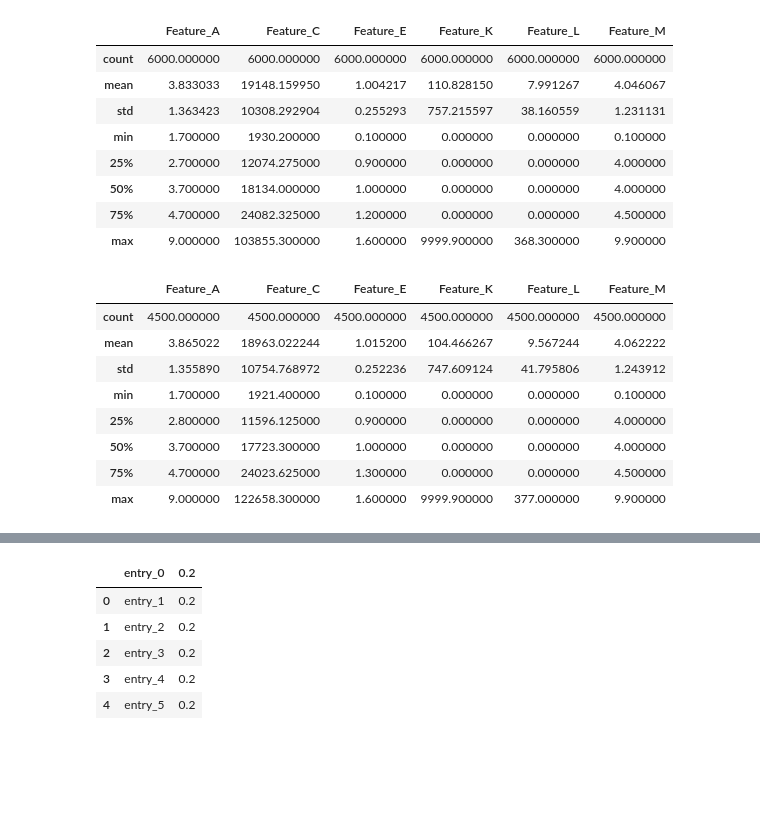
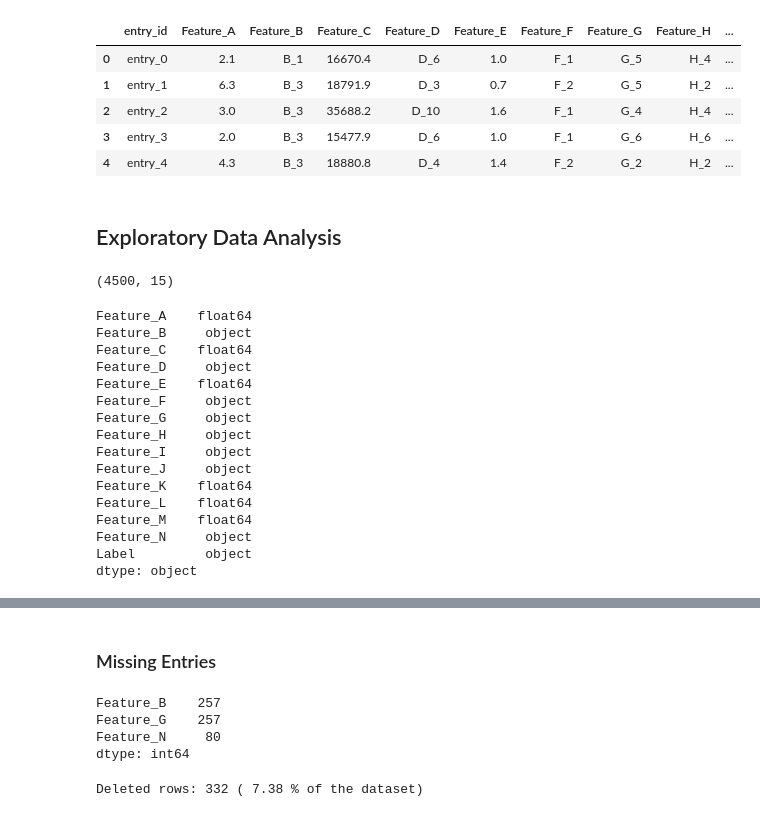
Before and after one commit to fotosven/bda_practical, a Jupyter notebook: Exercise_09.ipynb, the cells around one changed output, grey strips where cells are left out. Drawn from its saved outputs; the diff is of its cells as text; code cells hidden in the pictures; blank space fills up the shorter version.

```diff
--- a/Exercise_09.ipynb
+++ b/Exercise_09.ipynb
@@ -1,45 +1,49 @@
 # %%
 import numpy as np
 import pandas as pd
 import matplotlib.pyplot as plt
 import sklearn
 from numpy.random import RandomState
-
 import scipy
 from sklearn.cluster import KMeans
-
-
-
 
 rs = RandomState(12345)
 
 # import data
 # make predicitions on this data set
 predict_df = pd.read_csv('./synthetic_dataset_evaluation.csv')
-predict_df.describe()
+predict_df.head()
 # %% [output]
-|  | Feature_A | Feature_C | Feature_E | Feature_K | Feature_L | Feature_M |
-| count | 6000.000000 | 6000.000000 | 6000.000000 | 6000.000000 | 6000.000000 | 6000.000000 |
-| mean | 3.833033 | 19148.159950 | 1.004217 | 110.828150 | 7.991267 | 4.046067 |
-| std | 1.363423 | 10308.292904 | 0.255293 | 757.215597 | 38.160559 | 1.231131 |
-| min | 1.700000 | 1930.200000 | 0.100000 | 0.000000 | 0.000000 | 0.100000 |
-| 25% | 2.700000 | 12074.275000 | 0.900000 | 0.000000 | 0.000000 | 4.000000 |
-| 50% | 3.700000 | 18134.000000 | 1.000000 | 0.000000 | 0.000000 | 4.000000 |
-| 75% | 4.700000 | 24082.325000 | 1.200000 | 0.000000 | 0.000000 | 4.500000 |
-| max | 9.000000 | 103855.300000 | 1.600000 | 9999.900000 | 368.300000 | 9.900000 |
+|  | entry_id | Feature_A | Feature_B | Feature_C | Feature_D | Feature_E | Feature_F | Feature_G | Feature_H | ... |
+| 0 | entry_0 | 2.1 | B_1 | 16670.4 | D_6 | 1.0 | F_1 | G_5 | H_4 | ... |
+| 1 | entry_1 | 6.3 | B_3 | 18791.9 | D_3 | 0.7 | F_2 | G_5 | H_2 | ... |
+| 2 | entry_2 | 3.0 | B_3 | 35688.2 | D_10 | 1.6 | F_1 | G_4 | H_4 | ... |
+| 3 | entry_3 | 2.0 | B_3 | 15477.9 | D_6 | 1.0 | F_1 | G_6 | H_6 | ... |
+| 4 | entry_4 | 4.3 | B_3 | 18880.8 | D_4 | 1.4 | F_2 | G_2 | H_2 | ... |
+# %% [markdown]
+## Exploratory Data Analysis
 # %%
 eval_df = pd.read_csv('./synthetic_dataset.csv')
-eval_df.describe()
+print(eval_df.shape)
+eval_df.dtypes
 # %% [output]
-|  | Feature_A | Feature_C | Feature_E | Feature_K | Feature_L | Feature_M |
-| count | 4500.000000 | 4500.000000 | 4500.000000 | 4500.000000 | 4500.000000 | 4500.000000 |
-| mean | 3.865022 | 18963.022244 | 1.015200 | 104.466267 | 9.567244 | 4.062222 |
-| std | 1.355890 | 10754.768972 | 0.252236 | 747.609124 | 41.795806 | 1.243912 |
-| min | 1.700000 | 1921.400000 | 0.100000 | 0.000000 | 0.000000 | 0.100000 |
-| 25% | 2.800000 | 11596.125000 | 0.900000 | 0.000000 | 0.000000 | 4.000000 |
-| 50% | 3.700000 | 17723.300000 | 1.000000 | 0.000000 | 0.000000 | 4.000000 |
-| 75% | 4.700000 | 24023.625000 | 1.300000 | 0.000000 | 0.000000 | 4.500000 |
-| max | 9.000000 | 122658.300000 | 1.600000 | 9999.900000 | 377.000000 | 9.900000 |
+(4500, 15)
+Feature_A    float64
+Feature_B     object
+Feature_C    float64
+Feature_D     object
+Feature_E    float64
+Feature_F     object
+Feature_G     object
+Feature_H     object
+Feature_I     object
+Feature_J     object
+Feature_K    float64
+Feature_L    float64
+Feature_M    float64
+Feature_N     object
+Label         object
+dtype: object
 # %%
 eval_df.head()
 # %% [output]
@@ -49,12 +53,21 @@ eval_df.head()
 | 2 | 6.2 | B_3 | 13631.4 | D_6 | 1.0 | F_2 | G_1 | H_3 | I_1 | ... |
 | 3 | 1.8 | B_3 | 7405.4 | D_3 | 0.7 | F_1 | G_6 | H_4 | I_5 | ... |
 | 4 | 4.9 | B_2 | 26356.8 | D_1 | 1.3 | F_2 | G_2 | H_2 | I_1 | ... |
-# %%
-pd.read_csv('./sample_submission.csv').head()
-# %% [output]
-|  | entry_0 | 0.2 |
-| 0 | entry_1 | 0.2 |
-| 1 | entry_2 | 0.2 |
-| 2 | entry_3 | 0.2 |
-| 3 | entry_4 | 0.2 |
-| 4 | entry_5 | 0.2 |
+# %% [markdown]
+### Missing Entries
+# %%
+eval_df.isna().sum()[eval_df.isna().sum()>0]
+# %% [output]
+Feature_B    257
+Feature_G    257
+Feature_N     80
+dtype: int64
+# %%
+df_f = eval_df.dropna()
+df_f.isna().sum()
+lost = eval_df.shape[0]-df_f.shape[0]
+perc = lost/(len(eval_df))*100
+f_perc = "{:.2f}".format(perc)
+print('Deleted rows:',lost,"(",f_perc,'% of the dataset)')
+# %% [output]
+Deleted rows: 332 ( 7.38 % of the dataset)
```
Also changed, not shown: parts of 15 cells of this notebook.
